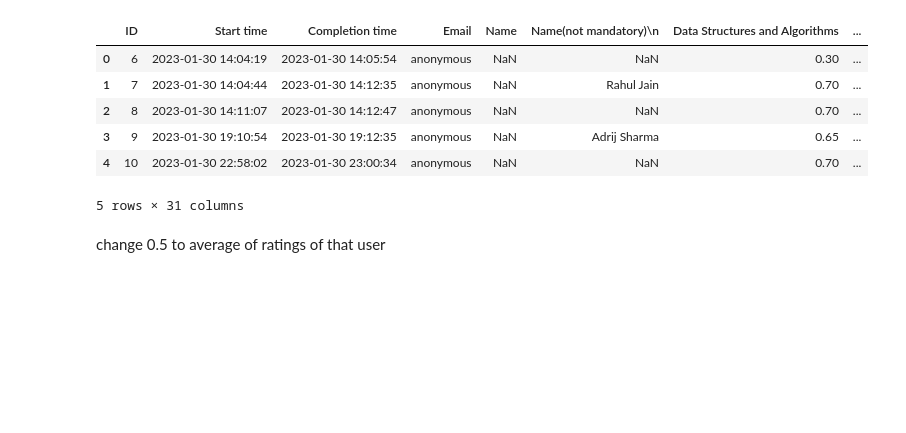
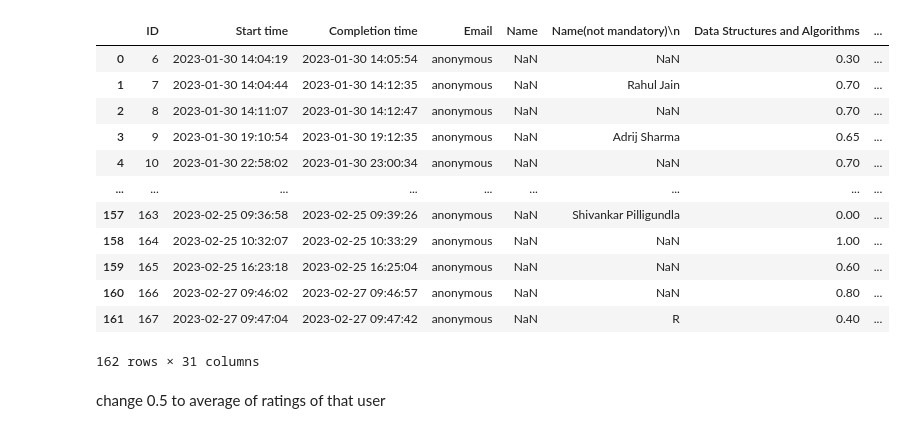
Before and after one commit to chinmayparekh/CourseRecSys, a Jupyter notebook: courseRecSys.ipynb, the cells around one changed output. Drawn from its saved outputs; the diff is of its cells as text; code cells hidden in the pictures; blank space fills up the shorter version.

```diff
--- a/courseRecSys.ipynb
+++ b/courseRecSys.ipynb
@@ -14,15 +14,21 @@ index_col=False,
 keep_default_na=True
 )
 # %%
-df.head()
+df
 # %% [output]
 |  | ID | Start time | Completion time | Email | Name | Name(not mandatory)\n | Data Structures and Algorithms | ... |
 | 0 | 6 | 2023-01-30 14:04:19 | 2023-01-30 14:05:54 | anonymous | NaN | NaN | 0.30 | ... |
 | 1 | 7 | 2023-01-30 14:04:44 | 2023-01-30 14:12:35 | anonymous | NaN | Rahul Jain | 0.70 | ... |
 | 2 | 8 | 2023-01-30 14:11:07 | 2023-01-30 14:12:47 | anonymous | NaN | NaN | 0.70 | ... |
 | 3 | 9 | 2023-01-30 19:10:54 | 2023-01-30 19:12:35 | anonymous | NaN | Adrij Sharma | 0.65 | ... |
 | 4 | 10 | 2023-01-30 22:58:02 | 2023-01-30 23:00:34 | anonymous | NaN | NaN | 0.70 | ... |
+| ... | ... | ... | ... | ... | ... | ... | ... | ... |
+| 157 | 163 | 2023-02-25 09:36:58 | 2023-02-25 09:39:26 | anonymous | NaN | Shivankar Pilligundla | 0.00 | ... |
+| 158 | 164 | 2023-02-25 10:32:07 | 2023-02-25 10:33:29 | anonymous | NaN | NaN | 1.00 | ... |
+| 159 | 165 | 2023-02-25 16:23:18 | 2023-02-25 16:25:04 | anonymous | NaN | NaN | 0.60 | ... |
+| 160 | 166 | 2023-02-27 09:46:02 | 2023-02-27 09:46:57 | anonymous | NaN | NaN | 0.80 | ... |
+| 161 | 167 | 2023-02-27 09:47:04 | 2023-02-27 09:47:42 | anonymous | NaN | R | 0.40 | ... |
-5 rows × 31 columns
+162 rows × 31 columns
 # %%
 df=df.drop(['Start time','Completion time','Email','Name','Name(not mandatory)\n','ID'], axis=1)
 # %%
```
Also changed, not shown: parts of 15 cells of this notebook, 1 other file.
